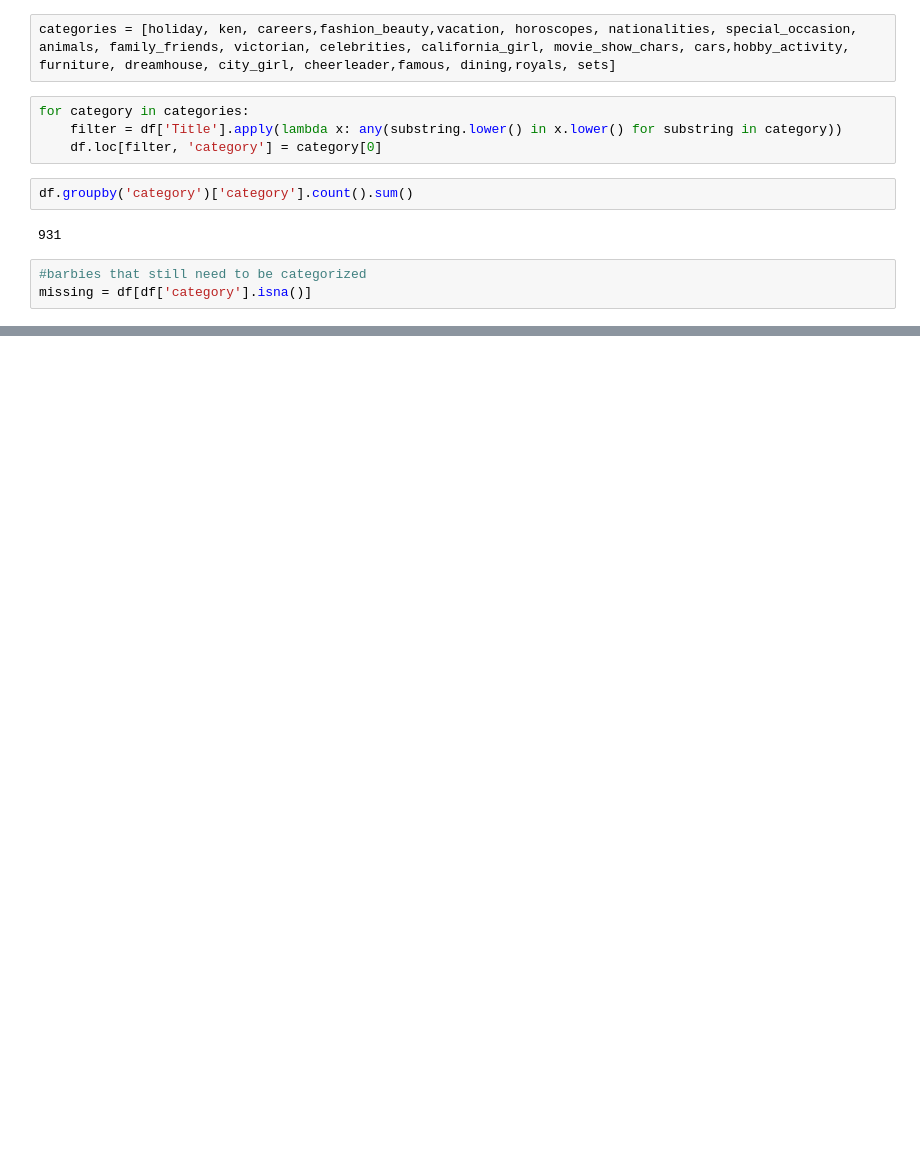
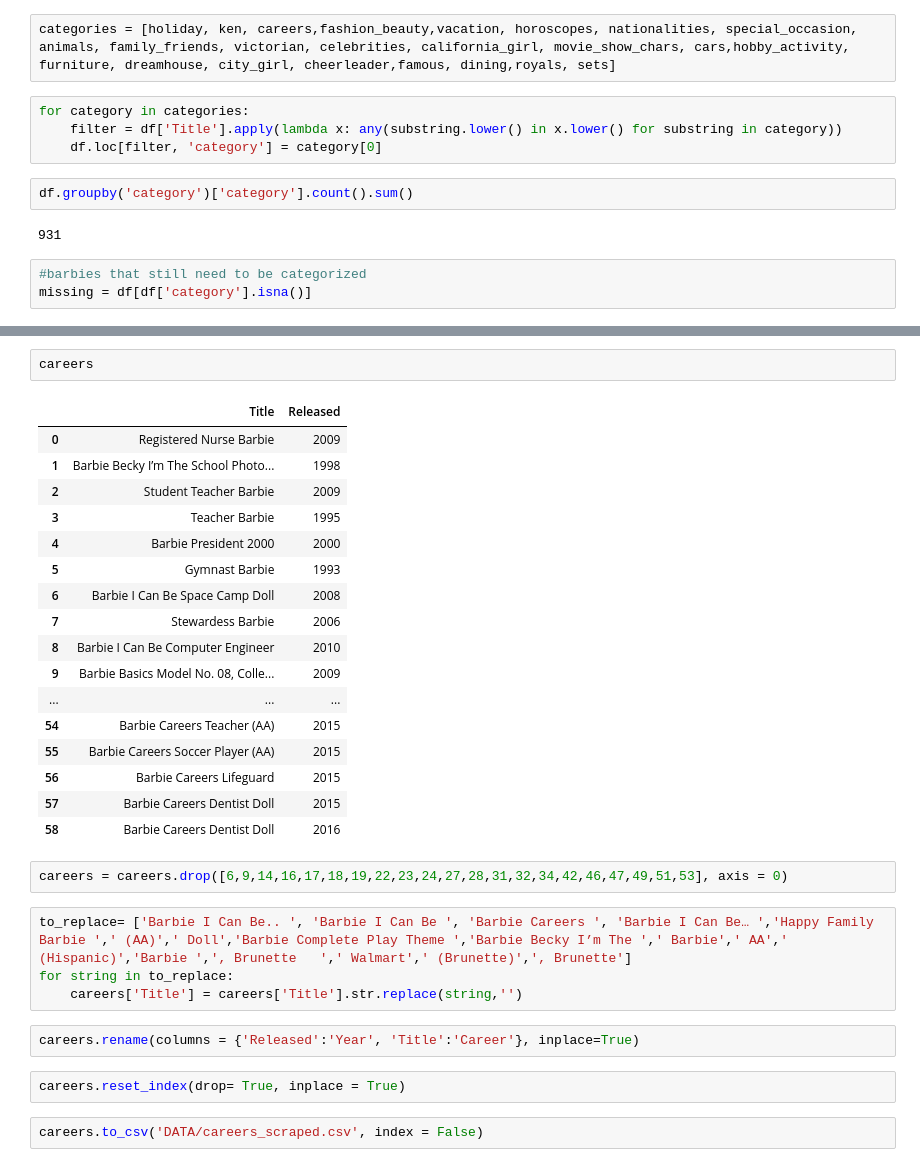
Before and after one commit to arimartorano/barbiedatahouse, a Jupyter notebook: categorize.ipynb, the cells around one changed output, grey strips where cells are left out. Cells and saved outputs as stored; diff of their text form; blank space fills up the shorter version.

```diff
--- a/categorize.ipynb
+++ b/categorize.ipynb
@@ -151,0 +177,32 @@ missing.tail(60)
+# %%
+careers
+# %% [output]
+|  | Title | Released |
+| 0 | Registered Nurse Barbie | 2009 |
+| 1 | Barbie Becky I’m The School Photo... | 1998 |
+| 2 | Student Teacher Barbie | 2009 |
+| 3 | Teacher Barbie | 1995 |
+| 4 | Barbie President 2000 | 2000 |
+| 5 | Gymnast Barbie | 1993 |
+| 6 | Barbie I Can Be Space Camp Doll | 2008 |
+| 7 | Stewardess Barbie | 2006 |
+| 8 | Barbie I Can Be Computer Engineer | 2010 |
+| 9 | Barbie Basics Model No. 08, Colle... | 2009 |
+| ... | ... | ... |
+| 54 | Barbie Careers Teacher (AA) | 2015 |
+| 55 | Barbie Careers Soccer Player (AA) | 2015 |
+| 56 | Barbie Careers Lifeguard | 2015 |
+| 57 | Barbie Careers Dentist Doll | 2015 |
+| 58 | Barbie Careers Dentist Doll | 2016 |
+# %%
+careers = careers.drop([6,9,14,16,17,18,19,22,23,24,27,28,31,32,34,42,46,47,49,51,53], axis = 0)
+# %%
+to_replace= ['Barbie I Can Be.. ', 'Barbie I Can Be ', 'Barbie Careers ', 'Barbie I Can Be… ','Happy Family Barbie ',' (AA)',' Doll','Barbie Complete Play Theme ','Barbie Becky I’m The ',' Barbie',' AA',' (Hispanic)','Barbie ',', Brunette	',' Walmart',' (Brunette)',', Brunette']
+for string in to_replace:
+    careers['Title'] = careers['Title'].str.replace(string,'')
+# %%
+careers.rename(columns = {'Released':'Year', 'Title':'Career'}, inplace=True)
+# %%
+careers.reset_index(drop= True, inplace = True)
+# %%
+careers.to_csv('DATA/careers_scraped.csv', index = False)
```
Also changed, not shown: parts of 8 cells of this notebook, 4 other files.
